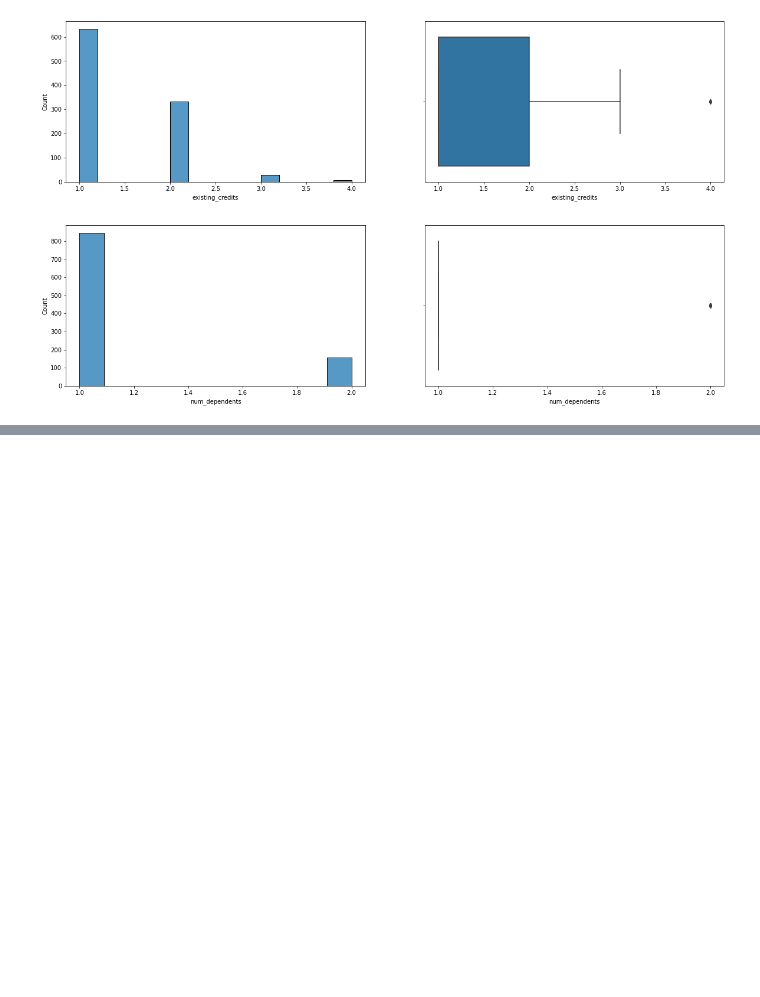
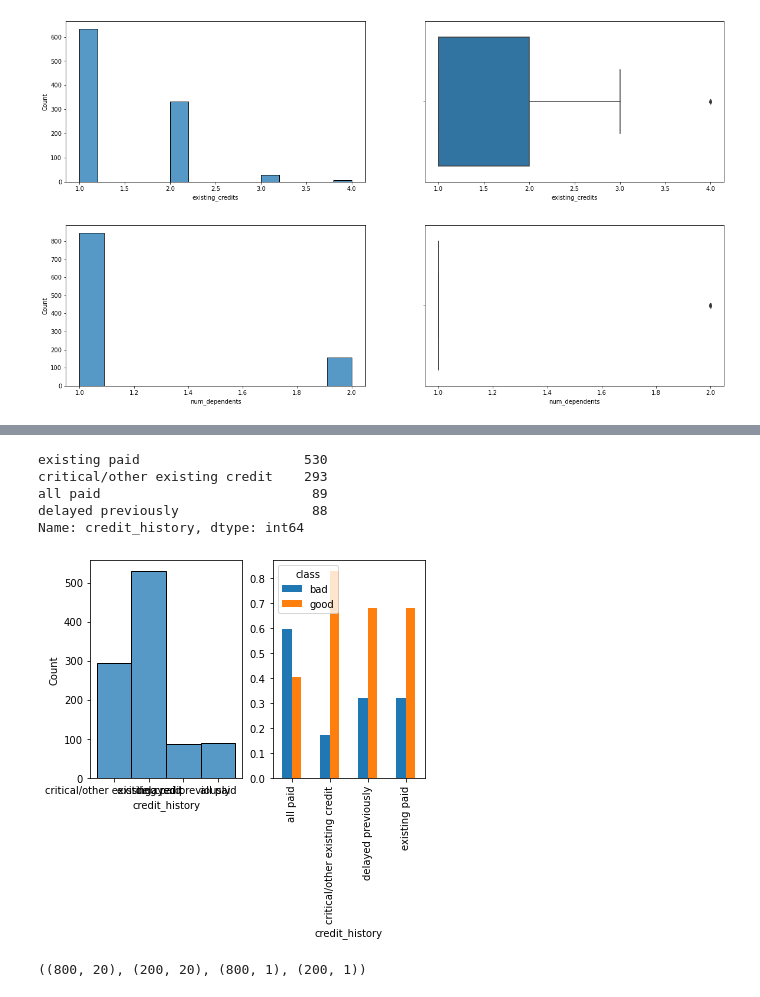
Before and after one commit to vjohnson22/credit_card_risk, a Jupyter notebook: credit_risk_analysis.ipynb, the cells around one changed output, grey strips where cells are left out. Saved outputs shown, nothing was run; the diff lists cells and outputs as text; code cells hidden in the pictures; blank space fills up the shorter version.

```diff
--- a/credit_risk_analysis.ipynb
+++ b/credit_risk_analysis.ipynb
@@ -495,0 +440,6 @@ cat_transformer = Pipeline(steps =[
+# %%
+## Dropping personal status now that we have Gender
+
+X_categories_combined.drop('personal_status', axis =1, inplace = True)
+
+X_categories_combined
@@ -495,0 +460,20 @@ cat_transformer = Pipeline(steps =[
+# %%
+credit_history = {
+    'no credits/all paid': 'all paid',
+
+}
+
+
+X_categories_combined['credit_history'] = X_categories_combined['credit_history'].replace(credit_history)
+
+X_categories_combined['credit_history'].value_counts()
+# %% [output]
+existing paid                     530
+critical/other existing credit    293
+all paid                           89
+delayed previously                 88
+Name: credit_history, dtype: int64
+# %%
+comparison_hist_and_bar_chart(X_categories_combined, 'credit_history')
+# %% [output]
+[figure, added]
@@ -495,0 +490,6 @@ cat_transformer = Pipeline(steps =[
+# %%
+X_train, X_test, y_train, y_test = train_test_split(df_outliers_treated, y, test_size = .2, stratify = y['class'] )
+
+X_train.shape, X_test.shape, y_train.shape, y_test.shape
+# %% [output]
+((800, 20), (200, 20), (800, 1), (200, 1))
```
Also changed, not shown: parts of 44 cells of this notebook.
